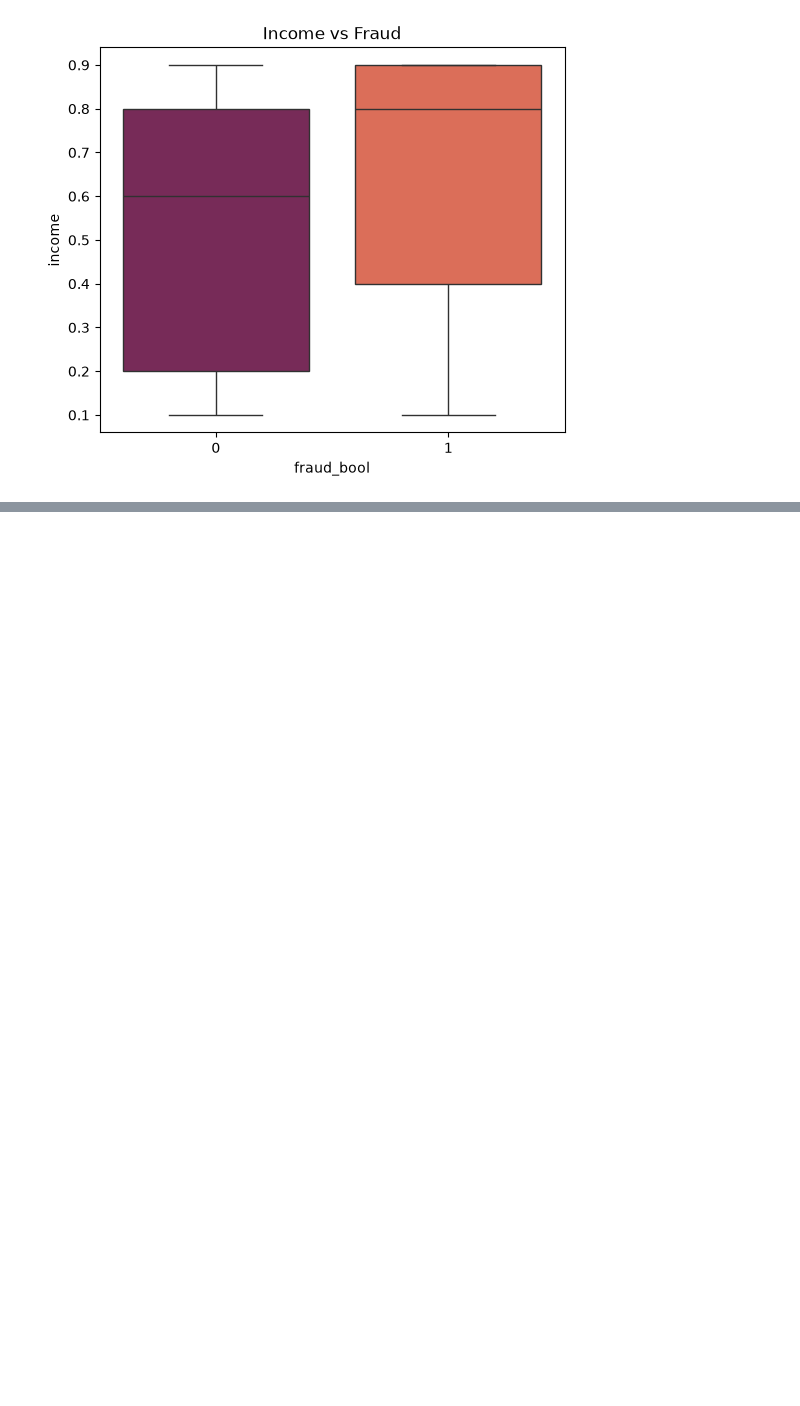
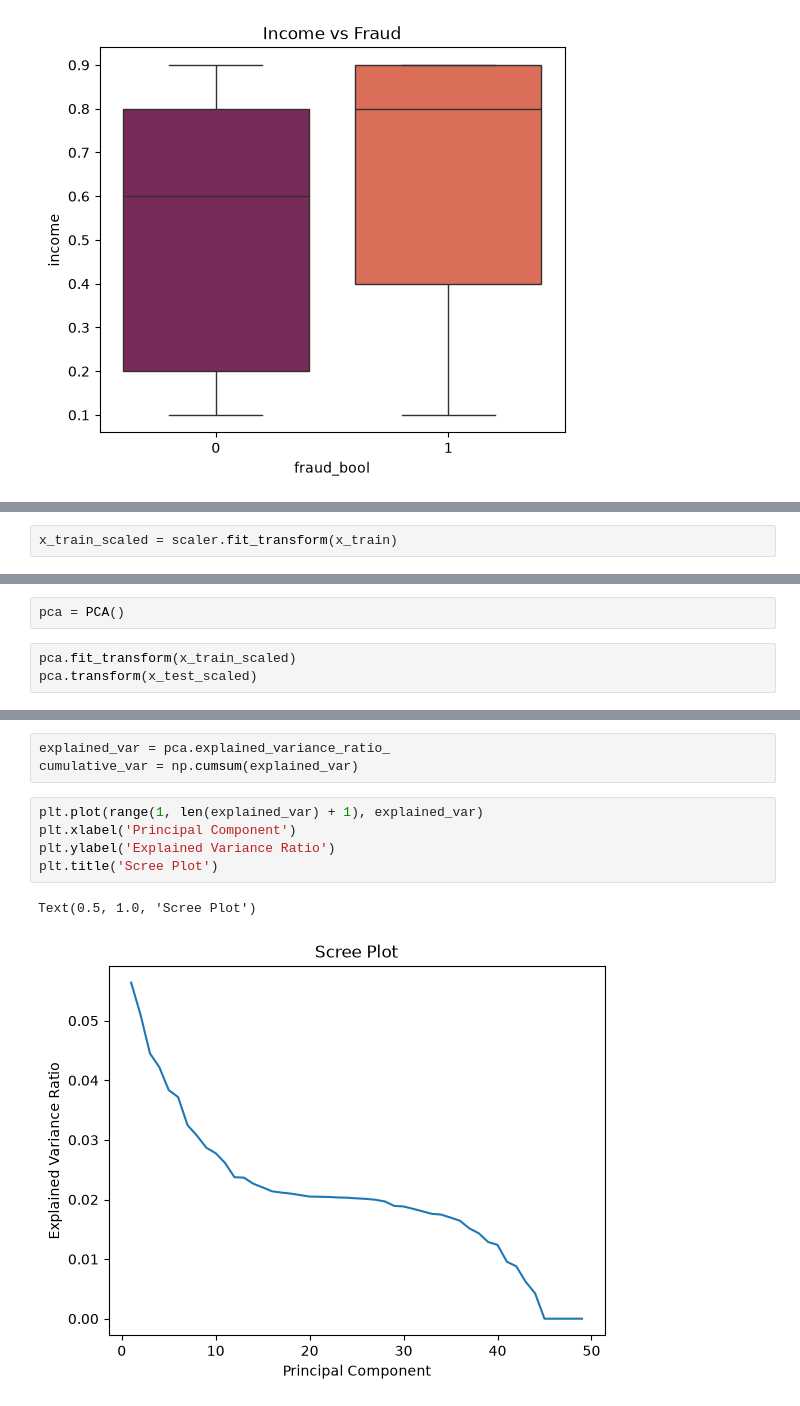
Before and after one commit to anshulbaisoya82-ux/Task-3, a Jupyter notebook: ML.ipynb, the cells around one changed output, grey strips where cells are left out. Saved outputs shown, nothing was run; the diff lists cells and outputs as text; blank space fills up the shorter version.

```diff
--- a/ML.ipynb
+++ b/ML.ipynb
@@ -983,0 +1062,2 @@ Passing `palette` without assigning `hue` is deprecated and will be removed in v
+# %%
+x_train_scaled = scaler.fit_transform(x_train)
@@ -983,0 +1066,5 @@ Passing `palette` without assigning `hue` is deprecated and will be removed in v
+# %%
+pca = PCA()
+# %%
+pca.fit_transform(x_train_scaled)
+pca.transform(x_test_scaled)
@@ -983,0 +1086,11 @@ Passing `palette` without assigning `hue` is deprecated and will be removed in v
+# %%
+explained_var = pca.explained_variance_ratio_
+cumulative_var = np.cumsum(explained_var)
+# %%
+plt.plot(range(1, len(explained_var) + 1), explained_var)
+plt.xlabel('Principal Component')
+plt.ylabel('Explained Variance Ratio')
+plt.title('Scree Plot')
+# %% [output]
+Text(0.5, 1.0, 'Scree Plot')
+[figure, added]
```
Also changed, not shown: parts of 34 cells of this notebook.
